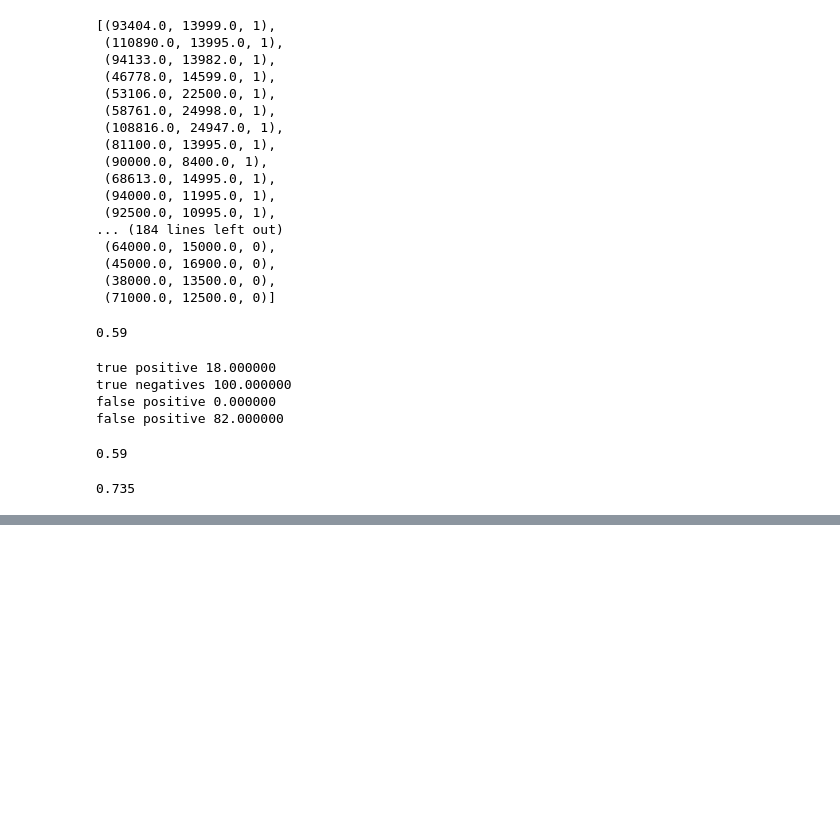
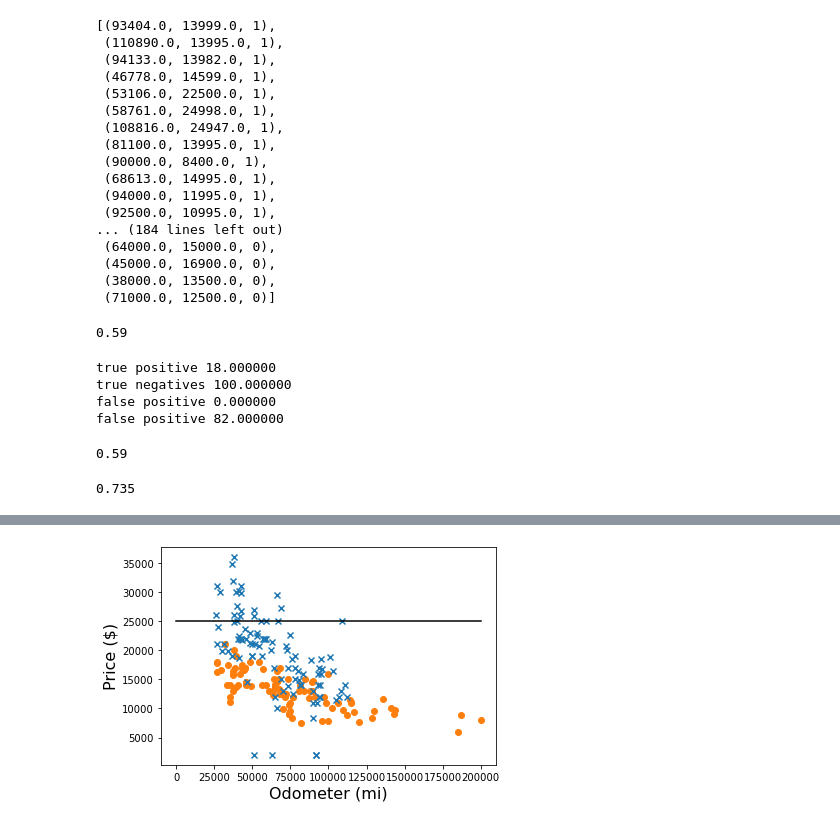
Before and after one commit to Sakurajima-sight/Mathematics-for-programmers-Python, a Jupyter notebook: Chapter 15/Untitled.ipynb, the cells around one changed output, grey strips where cells are left out. Saved outputs shown, nothing was run; the diff lists cells and outputs as text; code cells hidden in the pictures; blank space fills up the shorter version.

```diff
--- a/Chapter 15/Untitled.ipynb
+++ b/Chapter 15/Untitled.ipynb
@@ -92,0 +105,9 @@ test_classifier(bmw_finder2,all_car_data)
+# %%
+def plot_function(f,xmin,xmax,**kwargs):
+    ts = np.linspace(xmin,xmax,1000)
+    plt.plot(ts,[f(t) for t in ts],**kwargs)
+
+plot_data(all_car_data)
+plot_function(lambda x: 25000, 0, 200000, c='k')
+# %% [output]
+[figure, added]
```
Also changed, not shown: parts of 34 cells of this notebook.
